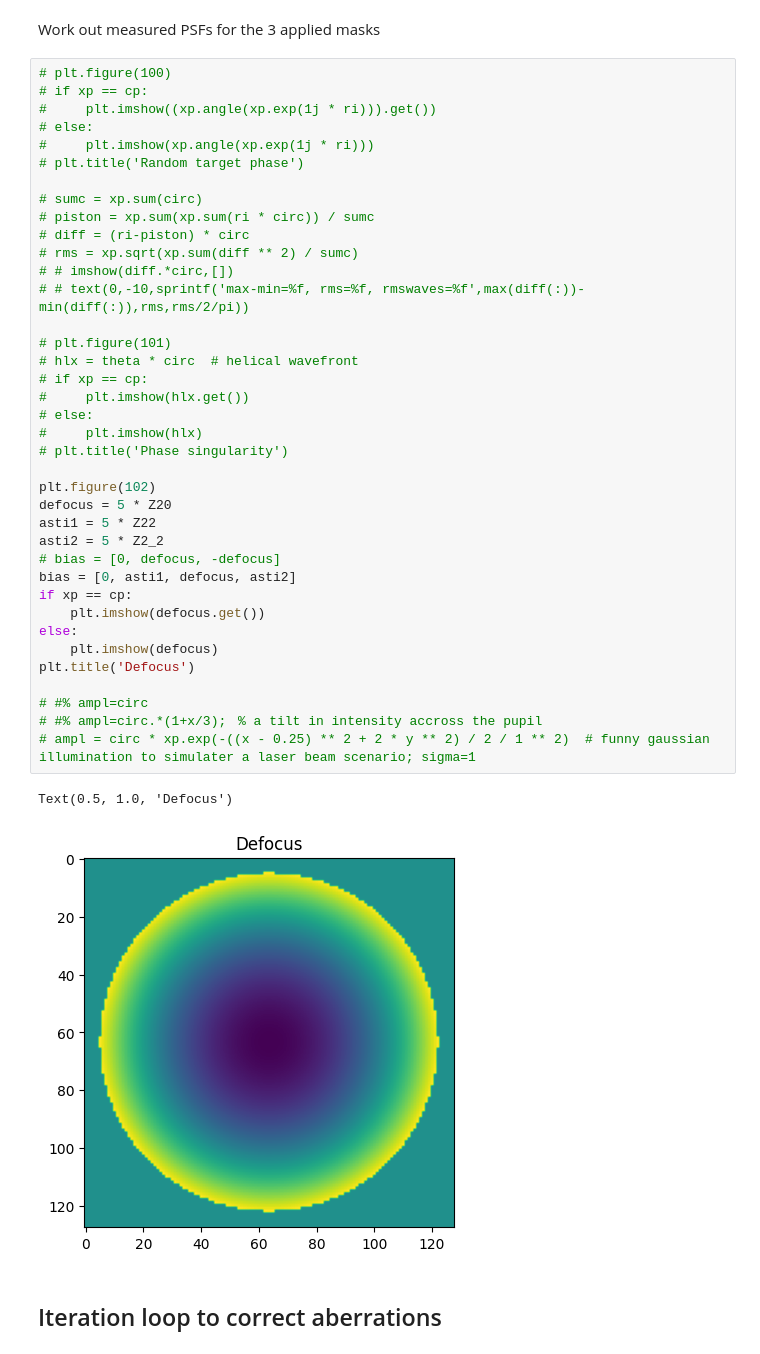
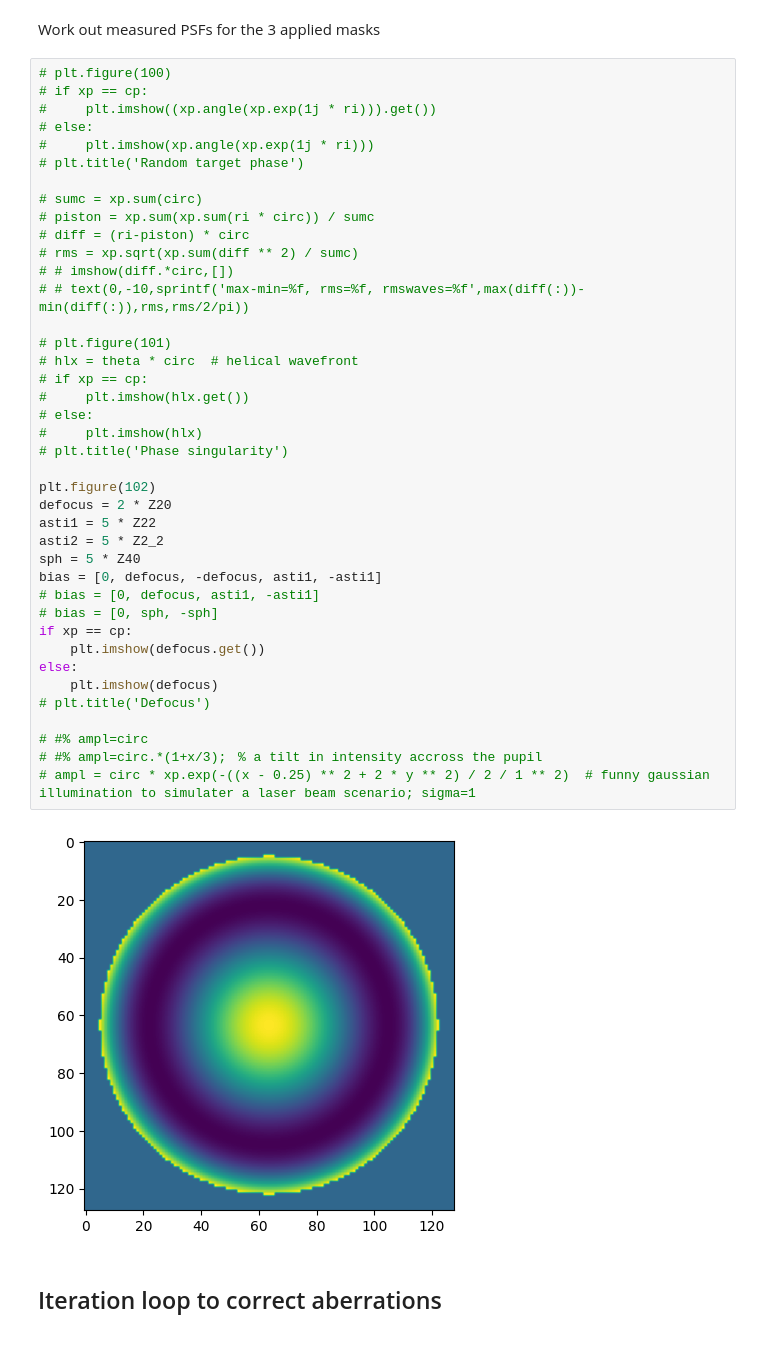
Before and after one commit to imperial-photonics/HexSimInstrument, a Jupyter notebook: R11SLM_correction_hardware.ipynb, the cells around one changed output. Saved outputs shown, nothing was run; the diff lists cells and outputs as text.

```diff
--- a/R11SLM_correction_hardware.ipynb
+++ b/R11SLM_correction_hardware.ipynb
@@ -684,39 +674,40 @@ Work out measured PSFs for the 3 applied masks
 #     plt.imshow(xp.angle(xp.exp(1j * ri)))
 # plt.title('Random target phase')
 
 # sumc = xp.sum(circ)
 # piston = xp.sum(xp.sum(ri * circ)) / sumc
 # diff = (ri-piston) * circ
 # rms = xp.sqrt(xp.sum(diff ** 2) / sumc)
 # # imshow(diff.*circ,[])
 # # text(0,-10,sprintf('max-min=%f, rms=%f, rmswaves=%f',max(diff(:))-min(diff(:)),rms,rms/2/pi))
 
 # plt.figure(101)
 # hlx = theta * circ  # helical wavefront
 # if xp == cp:
 #     plt.imshow(hlx.get())
 # else:
 #     plt.imshow(hlx)
 # plt.title('Phase singularity')
 
 plt.figure(102)
-defocus = 5 * Z20
+defocus = 2 * Z20
 asti1 = 5 * Z22
 asti2 = 5 * Z2_2
-# bias = [0, defocus, -defocus]
-bias = [0, asti1, defocus, asti2]
+sph = 5 * Z40
+bias = [0, defocus, -defocus, asti1, -asti1]
+# bias = [0, defocus, asti1, -asti1]
+# bias = [0, sph, -sph]
 if xp == cp:
     plt.imshow(defocus.get())
 else:
     plt.imshow(defocus)
-plt.title('Defocus')
+# plt.title('Defocus')
 
 # #% ampl=circ
 # #% ampl=circ.*(1+x/3);  % a tilt in intensity accross the pupil
 # ampl = circ * xp.exp(-((x - 0.25) ** 2 + 2 * y ** 2) / 2 / 1 ** 2)  # funny gaussian illumination to simulater a laser beam scenario; sigma=1
 # %% [output]
-Text(0.5, 1.0, 'Defocus')
-[figure, old version]
+[figure, new version]
 # %% [markdown]
 ## Iteration loop to correct aberrations
 # %%
```
Also changed, not shown: parts of 21 cells of this notebook.
